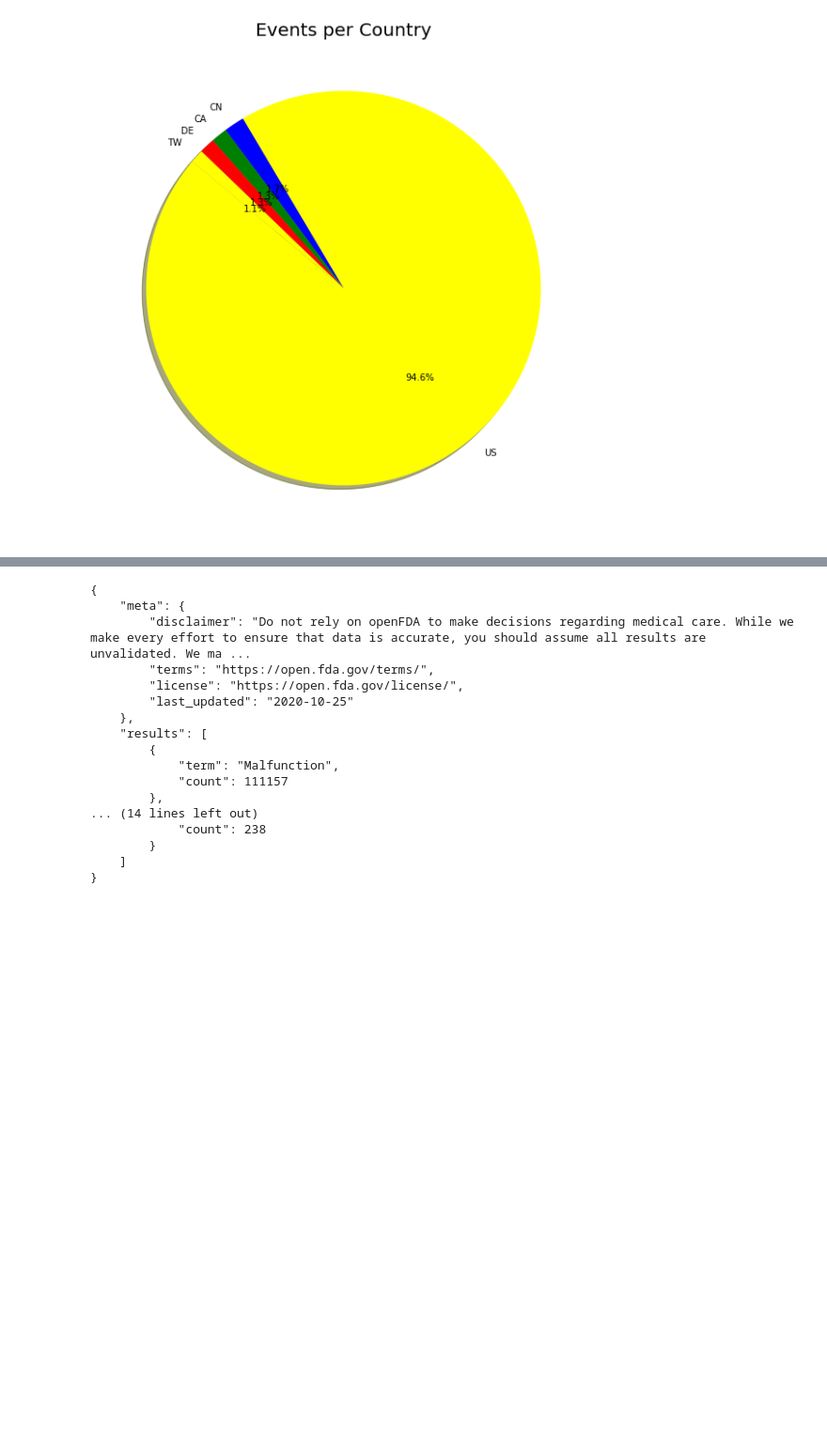
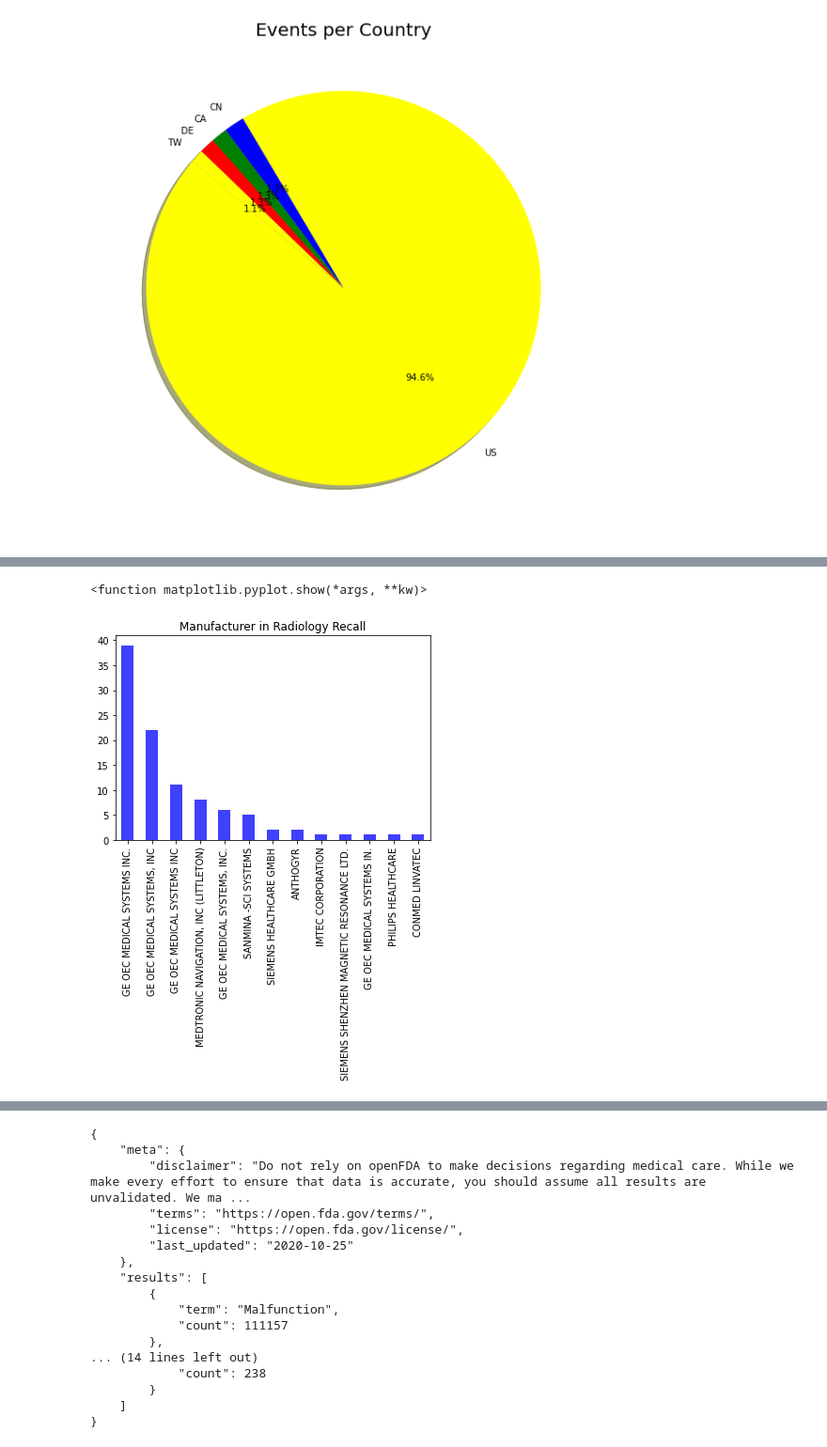
Before and after one commit to Cosette3737/Project1GroupB, a Jupyter notebook: Untitled.ipynb, the cells around one changed output, grey strips where cells are left out. Shown at 94% size. Drawn from its saved outputs; the diff is of its cells as text; code cells hidden in the pictures; blank space fills up the shorter version.

```diff
--- a/Untitled.ipynb
+++ b/Untitled.ipynb
@@ -392,0 +376,6 @@ xray_df
+# %%
+manufactotal.plot(kind='bar',title='Manufacturer in Radiology Recall', color='b', alpha=.75)
+plt.show
+# %% [output]
+<function matplotlib.pyplot.show(*args, **kw)>
+[figure, added]
```
Also changed, not shown: parts of 17 cells of this notebook.
